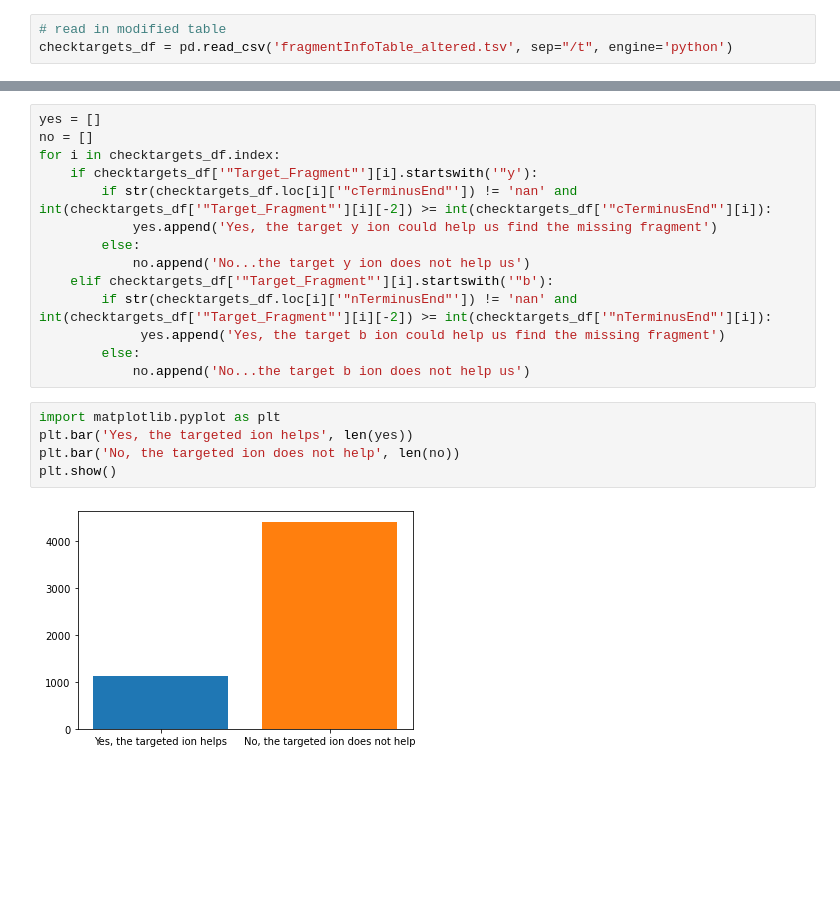
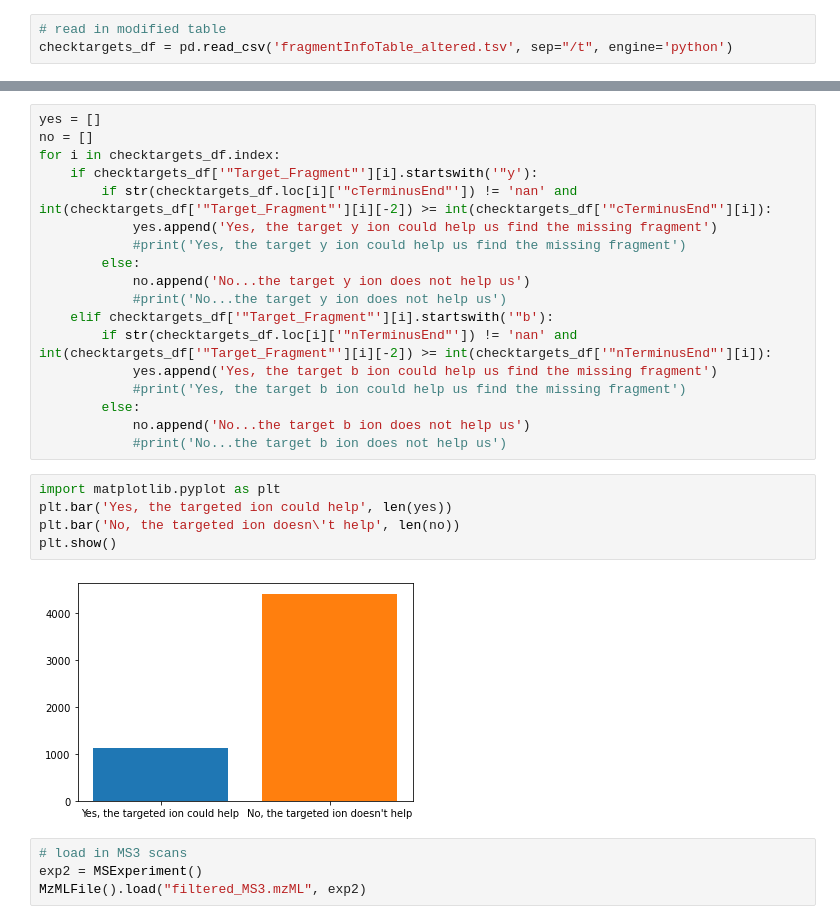
Before and after one commit to miaruppel/DeNovo, a Jupyter notebook: DeNovo_main.ipynb, the cells around one changed output, grey strips where cells are left out. Saved outputs shown, nothing was run; the diff lists cells and outputs as text; blank space fills up the shorter version.

Commit message:
Beginning to check MS3 scans

```diff
--- a/DeNovo_main.ipynb
+++ b/DeNovo_main.ipynb
@@ -178,17 +241,25 @@ for i in checktargets_df.index:
     if checktargets_df['"Target_Fragment"'][i].startswith('"y'):
         if str(checktargets_df.loc[i]['"cTerminusEnd"']) != 'nan' and int(checktargets_df['"Target_Fragment"'][i][-2]) >= int(checktargets_df['"cTerminusEnd"'][i]):
             yes.append('Yes, the target y ion could help us find the missing fragment')
+            #print('Yes, the target y ion could help us find the missing fragment')
         else:
             no.append('No...the target y ion does not help us')
+            #print('No...the target y ion does not help us')
     elif checktargets_df['"Target_Fragment"'][i].startswith('"b'):
         if str(checktargets_df.loc[i]['"nTerminusEnd"']) != 'nan' and int(checktargets_df['"Target_Fragment"'][i][-2]) >= int(checktargets_df['"nTerminusEnd"'][i]):
-             yes.append('Yes, the target b ion could help us find the missing fragment')
+            yes.append('Yes, the target b ion could help us find the missing fragment')
+            #print('Yes, the target b ion could help us find the missing fragment')
         else:
             no.append('No...the target b ion does not help us')
+            #print('No...the target b ion does not help us')
 # %%
 import matplotlib.pyplot as plt
-plt.bar('Yes, the targeted ion helps', len(yes))
-plt.bar('No, the targeted ion does not help', len(no))
+plt.bar('Yes, the targeted ion could help', len(yes))
+plt.bar('No, the targeted ion doesn\'t help', len(no))
 plt.show()
 # %% [output]
-[figure, old version]
+[figure, new version]
+# %%
+# load in MS3 scans
+exp2 = MSExperiment()
+MzMLFile().load("filtered_MS3.mzML", exp2)
```
Also changed, not shown: parts of 12 cells of this notebook.
